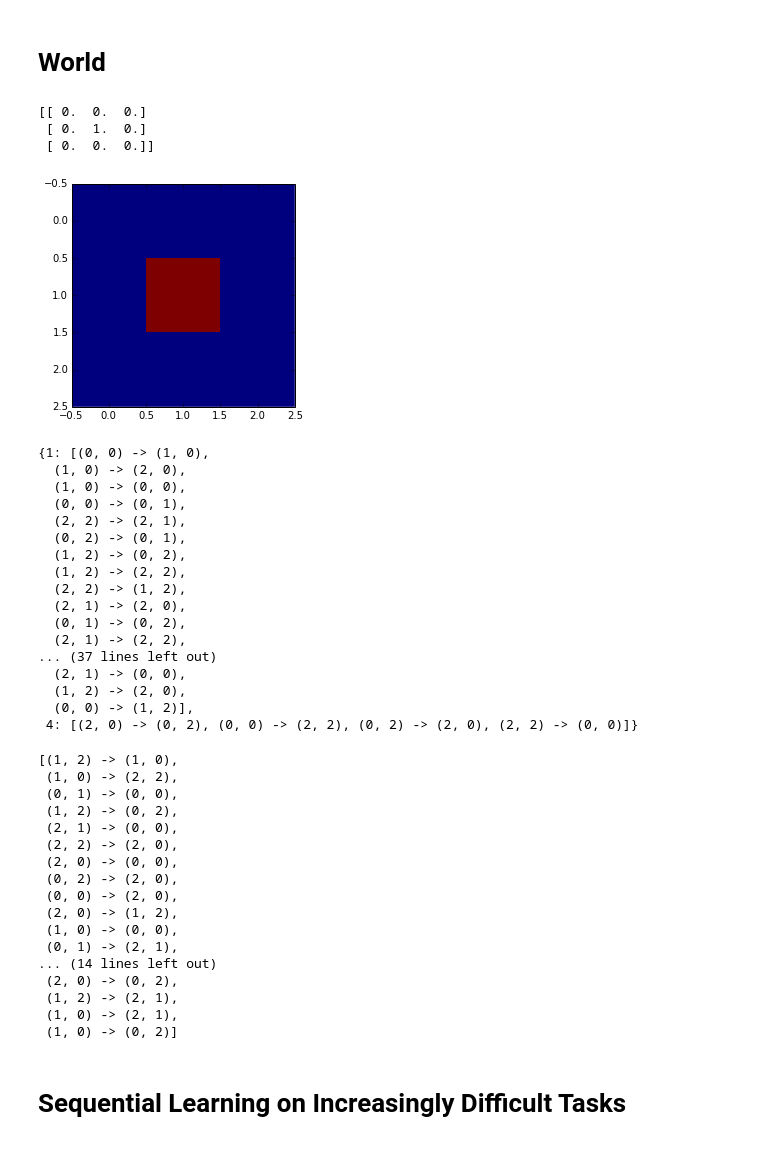
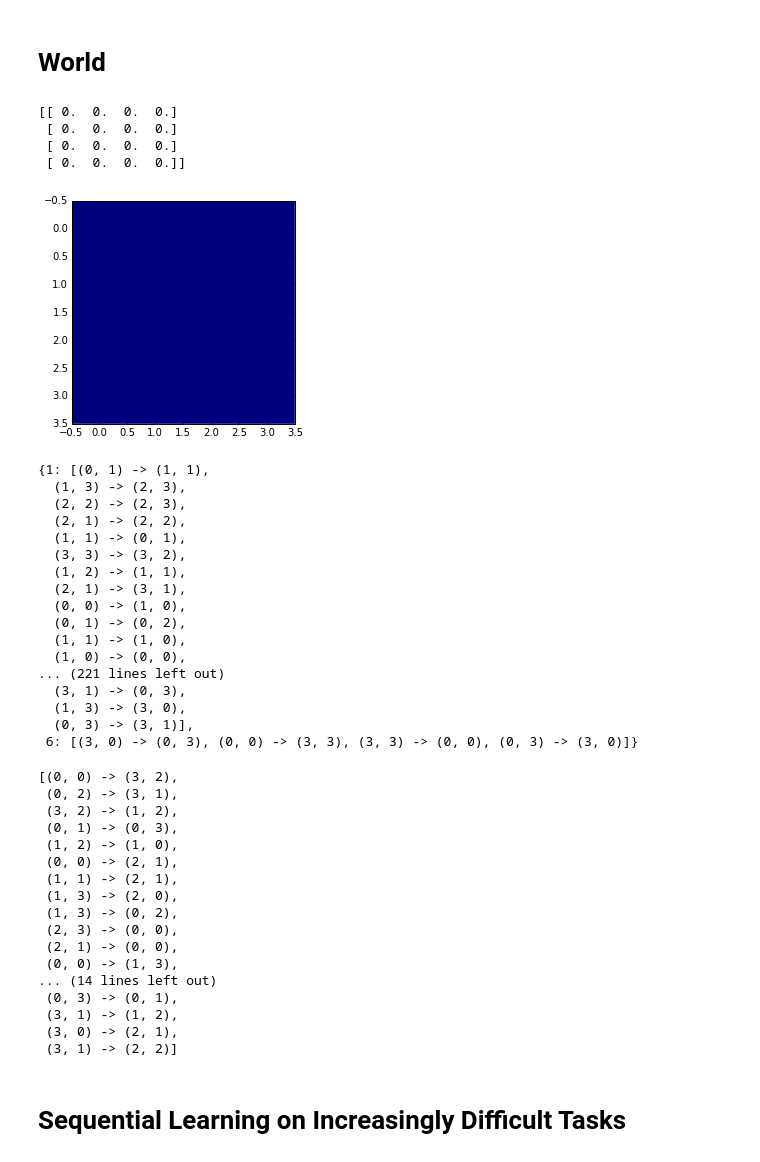
Before and after one commit to strin/curriculum-deep-RL, a Jupyter notebook: scripts/uvfa/horizon-trick.ipynb, the cells around one changed output. Cells and saved outputs as stored; diff of their text form; code cells hidden in the pictures.

```diff
--- a/scripts/uvfa/horizon-trick.ipynb
+++ b/scripts/uvfa/horizon-trick.ipynb
@@ -40,15 +39,16 @@ def showExperience(agent):
 # World
 # %%
 # world 1
-H = W = 3
+H = W = 4
 grid = np.zeros((H, W))
-grid[1:2, 1:2] = 1.
+# grid[3:4, 3:4] = 1.
 showV(grid)
 # %% [output]
-[[ 0.  0.  0.]
- [ 0.  1.  0.]
- [ 0.  0.  0.]]
+[[ 0.  0.  0.  0.]
+ [ 0.  0.  0.  0.]
+ [ 0.  0.  0.  0.]
+ [ 0.  0.  0.  0.]]
-[figure, old version]
+[figure, new version]
 # %%
 tasks = generate_gridworlds_fixed_start_state(grid)
 tasks_cv = prob.choice(sum(tasks.values(), []), 30, replace=False)
@@ -59,43 +59,43 @@ for key in tasks:
 # %%
 tasks
 # %% [output]
-{1: [(0, 0) -> (1, 0),
-  (1, 0) -> (2, 0),
+{1: [(0, 1) -> (1, 1),
+  (1, 3) -> (2, 3),
+  (2, 2) -> (2, 3),
+  (2, 1) -> (2, 2),
+  (1, 1) -> (0, 1),
+  (3, 3) -> (3, 2),
+  (1, 2) -> (1, 1),
+  (2, 1) -> (3, 1),
+  (0, 0) -> (1, 0),
+  (0, 1) -> (0, 2),
+  (1, 1) -> (1, 0),
   (1, 0) -> (0, 0),
-  (0, 0) -> (0, 1),
-  (2, 2) -> (2, 1),
-  (0, 2) -> (0, 1),
-  (1, 2) -> (0, 2),
-  (1, 2) -> (2, 2),
-  (2, 2) -> (1, 2),
-  (2, 1) -> (2, 0),
-  (0, 1) -> (0, 2),
-  (2, 1) -> (2, 2),
-... (37 lines left out)
-  (2, 1) -> (0, 0),
-  (1, 2) -> (2, 0),
-  (0, 0) -> (1, 2)],
- 4: [(2, 0) -> (0, 2), (0, 0) -> (2, 2), (0, 2) -> (2, 0), (2, 2) -> (0, 0)]}
+... (221 lines left out)
+  (3, 1) -> (0, 3),
+  (1, 3) -> (3, 0),
+  (0, 3) -> (3, 1)],
+ 6: [(3, 0) -> (0, 3), (0, 0) -> (3, 3), (3, 3) -> (0, 0), (0, 3) -> (3, 0)]}
 # %%
 tasks_cv
 # %% [output]
-[(1, 2) -> (1, 0),
- (1, 0) -> (2, 2),
- (0, 1) -> (0, 0),
- (1, 2) -> (0, 2),
+[(0, 0) -> (3, 2),
+ (0, 2) -> (3, 1),
+ (3, 2) -> (1, 2),
+ (0, 1) -> (0, 3),
+ (1, 2) -> (1, 0),
+ (0, 0) -> (2, 1),
+ (1, 1) -> (2, 1),
+ (1, 3) -> (2, 0),
+ (1, 3) -> (0, 2),
+ (2, 3) -> (0, 0),
  (2, 1) -> (0, 0),
- (2, 2) -> (2, 0),
- (2, 0) -> (0, 0),
- (0, 2) -> (2, 0),
- (0, 0) -> (2, 0),
- (2, 0) -> (1, 2),
- (1, 0) -> (0, 0),
- (0, 1) -> (2, 1),
+ (0, 0) -> (1, 3),
 ... (14 lines left out)
- (2, 0) -> (0, 2),
- (1, 2) -> (2, 1),
- (1, 0) -> (2, 1),
- (1, 0) -> (0, 2)]
+ (0, 3) -> (0, 1),
+ (3, 1) -> (1, 2),
+ (3, 0) -> (2, 1),
+ (3, 1) -> (2, 2)]
 # %%
 # neural network architecture.
 # shared weights between state and goal due to symmetry.
```
Also changed, not shown: parts of 11 cells of this notebook, 3 other files.
